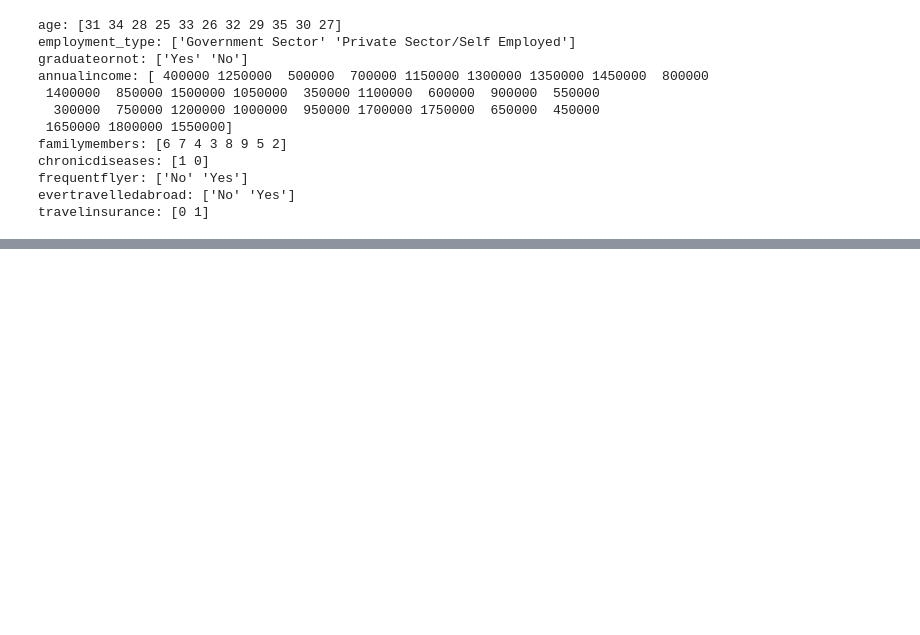
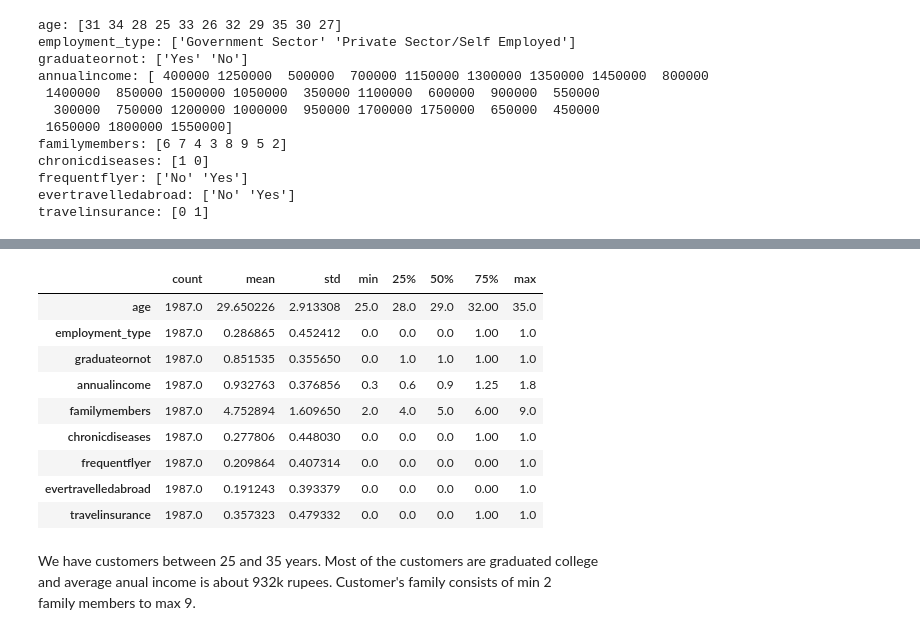
Before and after one commit to ShariYo/Modul3_Sprint1, a Jupyter notebook: project/main.ipynb, the cells around one changed output, grey strips where cells are left out. Saved outputs shown, nothing was run; the diff lists cells and outputs as text; code cells hidden in the pictures; blank space fills up the shorter version.

```diff
--- a/project/main.ipynb
+++ b/project/main.ipynb
@@ -91,0 +93,17 @@ Name: count, dtype: int64
+# %%
+travelin.describe().T
+# %% [output]
+|  | count | mean | std | min | 25% | 50% | 75% | max |
+| age | 1987.0 | 29.650226 | 2.913308 | 25.0 | 28.0 | 29.0 | 32.00 | 35.0 |
+| employment_type | 1987.0 | 0.286865 | 0.452412 | 0.0 | 0.0 | 0.0 | 1.00 | 1.0 |
+| graduateornot | 1987.0 | 0.851535 | 0.355650 | 0.0 | 1.0 | 1.0 | 1.00 | 1.0 |
+| annualincome | 1987.0 | 0.932763 | 0.376856 | 0.3 | 0.6 | 0.9 | 1.25 | 1.8 |
+| familymembers | 1987.0 | 4.752894 | 1.609650 | 2.0 | 4.0 | 5.0 | 6.00 | 9.0 |
+| chronicdiseases | 1987.0 | 0.277806 | 0.448030 | 0.0 | 0.0 | 0.0 | 1.00 | 1.0 |
+| frequentflyer | 1987.0 | 0.209864 | 0.407314 | 0.0 | 0.0 | 0.0 | 0.00 | 1.0 |
+| evertravelledabroad | 1987.0 | 0.191243 | 0.393379 | 0.0 | 0.0 | 0.0 | 0.00 | 1.0 |
+| travelinsurance | 1987.0 | 0.357323 | 0.479332 | 0.0 | 0.0 | 0.0 | 1.00 | 1.0 |
+# %% [markdown]
+We have customers between 25 and 35 years. Most of the customers are graduated college
+and average anual income is about 932k rupees. Customer's family consists of min 2
+family members to max 9.
```
Also changed, not shown: parts of 7 cells of this notebook.
